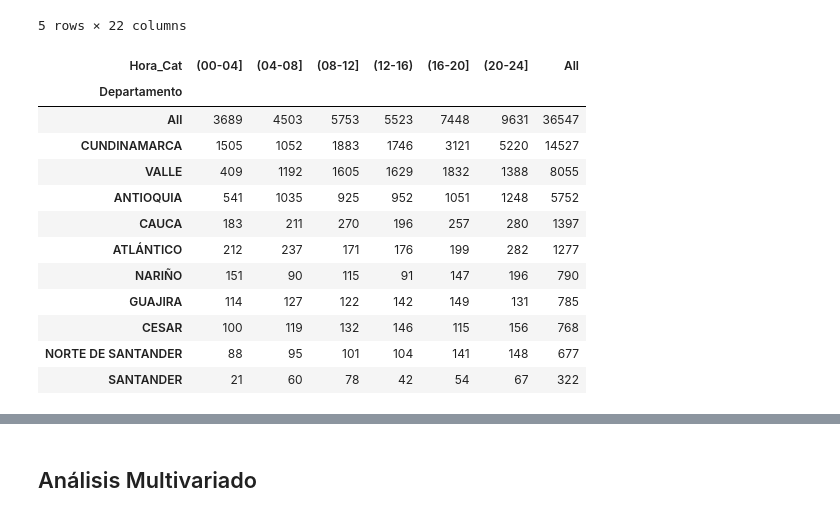
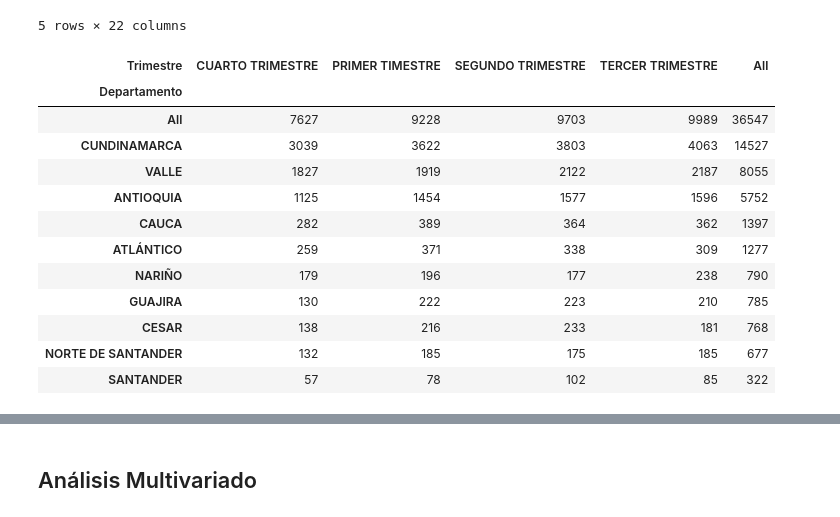
Before and after one commit to omalagon/cda-hurtos-colombia, a Jupyter notebook: Hurtos.ipynb, the cells around one changed output, grey strips where cells are left out. Cells and saved outputs as stored; diff of their text form; code cells hidden in the pictures.

```diff
--- a/Hurtos.ipynb
+++ b/Hurtos.ipynb
@@ -70,7 +70,9 @@ df_hurtos = df_hurtos[df_hurtos['Edad'] < 110]
 
 # Creación de nuevas columnas
 df_hurtos['Fecha'] = df_hurtos['Fecha'].apply(lambda x: x[:11])
-df_hurtos['Mes'] = df_hurtos['Fecha'].apply(lambda x: x[5:7])
+df_hurtos['M'] = df_hurtos['Fecha'].apply(lambda x: x[5:7])
+df_hurtos['Mes'] = df_hurtos['Fecha'].apply(lambda x: x[5:7]).astype(int)
+
 
 # Categorización de la variable Hora
 def hora_to_cat(hora):
@@ -91,6 +93,32 @@ def hora_to_cat(hora):
     if hora == 0 or hora > 20:
         return '(20-24]'
 df_hurtos['Hora_Cat'] = df_hurtos['Hora'].apply(lambda hora: hora_to_cat(hora[:2]))
+
+
+def mes_to_trimestre(mes):
+    if mes <= 3:
+        return 'PRIMER TIMESTRE'
+    if mes > 3 and mes <= 6:
+        return 'SEGUNDO TRIMESTRE'
+    if mes > 6 and mes <= 9:
+        return 'TERCER TRIMESTRE'
+    if mes > 9:
+        return 'CUARTO TRIMESTRE'
+
+df_hurtos['Trimestre'] = df_hurtos['Mes'].apply(lambda mes: mes_to_trimestre(mes))
+
+
+def edad_to_grupo_etario(x):
+    if x['Edad']<=31:
+        return 'de_0_a_31'
+    elif x['Edad'] > 31 and x['Edad'] <=38:
+        return 'de_32_a_38'
+    elif x['Edad'] > 38 and x['Edad'] <=49:
+        return 'de_39_a_49'
+    else:
+        return 'de_50_a_99'
+
+df_hurtos['Grupo_Etario'] = df_hurtos.apply(edad_to_grupo_etario,axis=1)
 # %%
 colores_dict = {
     'ABANO': 'BLANCO', 'BEIGE': 'BLANCO', 'BLANCO': 'BLANCO', 'BLANCO Y VERDE': 'BLANCO', 'CHAMPAÑA': 'BLANCO', 'CREMA': 'BLANCO', 'MARFIL': 'BLANCO', 'PERLA': 'BLANCO',
@@ -138,24 +166,24 @@ df_hurtos.head()
 | 5 | 2017-01-01 | VALLE | CALI (CT) | Domingo | 08:00:00 | VIAS PUBLICAS | LLAVE MAESTRA | A PIE | ... |
 5 rows × 22 columns
 # %%
-# Hora, Departamento
-df_hurtos_hora_detartamento_c = pd.crosstab(index=df_hurtos.Departamento,columns=df_hurtos["Hora_Cat"],margins=True)
-df_hurtos_top = df_hurtos_hora_detartamento_c.sort_values("All", ascending=False).head(11)
+# Trimestre, Departamento
+df_hurtos_mes_detartamento_c = pd.crosstab(index=df_hurtos.Departamento,columns=df_hurtos["Trimestre"],margins=True)
+df_hurtos_top = df_hurtos_mes_detartamento_c.sort_values("All", ascending=False).head(11)
 df_hurtos_top
 # %% [output]
-| Hora_Cat | (00-04] | (04-08] | (08-12] | (12-16) | (16-20] | (20-24] | All |
-| Departamento |  |  |  |  |  |  |  |
-| All | 3689 | 4503 | 5753 | 5523 | 7448 | 9631 | 36547 |
-| CUNDINAMARCA | 1505 | 1052 | 1883 | 1746 | 3121 | 5220 | 14527 |
-| VALLE | 409 | 1192 | 1605 | 1629 | 1832 | 1388 | 8055 |
-| ANTIOQUIA | 541 | 1035 | 925 | 952 | 1051 | 1248 | 5752 |
-| CAUCA | 183 | 211 | 270 | 196 | 257 | 280 | 1397 |
-| ATLÁNTICO | 212 | 237 | 171 | 176 | 199 | 282 | 1277 |
-| NARIÑO | 151 | 90 | 115 | 91 | 147 | 196 | 790 |
-| GUAJIRA | 114 | 127 | 122 | 142 | 149 | 131 | 785 |
-| CESAR | 100 | 119 | 132 | 146 | 115 | 156 | 768 |
-| NORTE DE SANTANDER | 88 | 95 | 101 | 104 | 141 | 148 | 677 |
-| SANTANDER | 21 | 60 | 78 | 42 | 54 | 67 | 322 |
+| Trimestre | CUARTO TRIMESTRE | PRIMER TIMESTRE | SEGUNDO TRIMESTRE | TERCER TRIMESTRE | All |
+| Departamento |  |  |  |  |  |
+| All | 7627 | 9228 | 9703 | 9989 | 36547 |
+| CUNDINAMARCA | 3039 | 3622 | 3803 | 4063 | 14527 |
+| VALLE | 1827 | 1919 | 2122 | 2187 | 8055 |
+| ANTIOQUIA | 1125 | 1454 | 1577 | 1596 | 5752 |
+| CAUCA | 282 | 389 | 364 | 362 | 1397 |
+| ATLÁNTICO | 259 | 371 | 338 | 309 | 1277 |
+| NARIÑO | 179 | 196 | 177 | 238 | 790 |
+| GUAJIRA | 130 | 222 | 223 | 210 | 785 |
+| CESAR | 138 | 216 | 233 | 181 | 768 |
+| NORTE DE SANTANDER | 132 | 185 | 175 | 185 | 677 |
+| SANTANDER | 57 | 78 | 102 | 85 | 322 |
 # %%
 df_hurtos_cross_div = df_hurtos_top.div(df_hurtos_top.All, axis=0)
 df_hurtos_cross_div = df_hurtos_cross_div.drop(['All'], axis=1).drop('All', axis=0)
```
Also changed, not shown: parts of 21 cells of this notebook.
